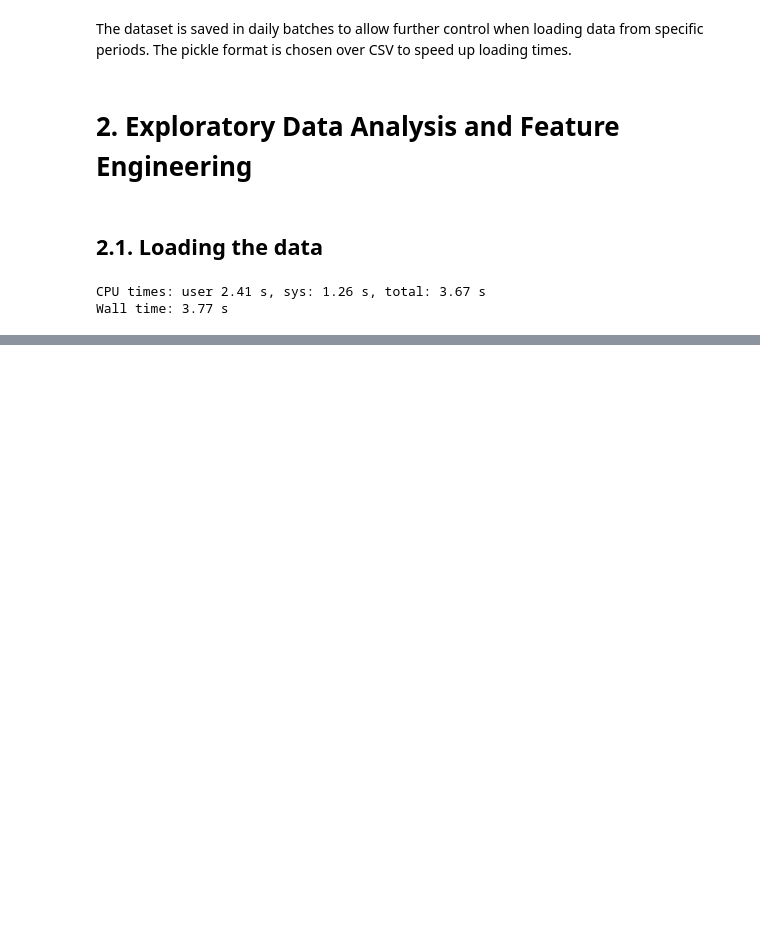
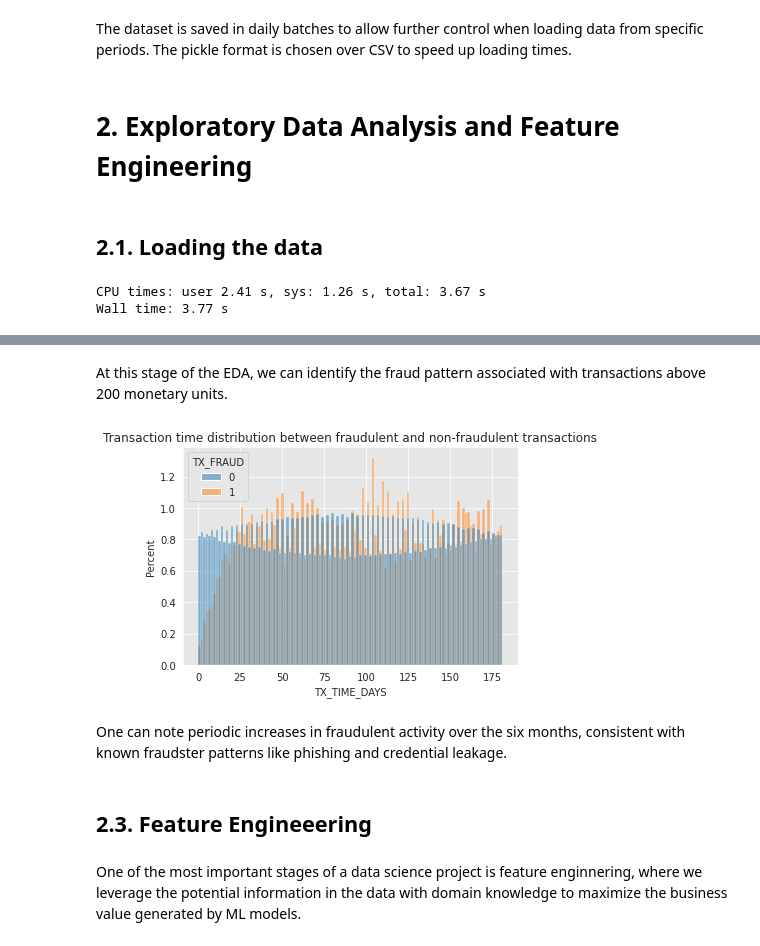
Before and after one commit to edsoncezar16/credit_card_fraud_detection, a Jupyter notebook: sh4ck.ipynb, the cells around one changed output, grey strips where cells are left out. Saved outputs shown, nothing was run; the diff lists cells and outputs as text; code cells hidden in the pictures; blank space fills up the shorter version.

```diff
--- a/sh4ck.ipynb
+++ b/sh4ck.ipynb
@@ -537,0 +615,17 @@ Wall time: 3.77 s
+# %% [markdown]
+At this stage of the EDA,  we can identify the fraud pattern associated with transactions above 200 monetary units.
+# %%
+# visualize relationship between transaction times and frauds
+SECONDS_IN_A_DAY = 86400
+time_plot_df = transactions_df.loc[:, ['TX_TIME_SECONDS', 'TX_FRAUD']].copy() # aux df for this vizualization
+time_plot_df['TX_TIME_DAYS'] = time_plot_df.TX_TIME_SECONDS / SECONDS_IN_A_DAY
+ax = sns.histplot(x='TX_TIME_DAYS', hue='TX_FRAUD', data=time_plot_df, stat='percent', common_norm=False)
+ax.set_title('Transaction time distribution between fraudulent and non-fraudulent transactions');
+# %% [output]
+[figure, added]
+# %% [markdown]
+One can note periodic increases in fraudulent activity over the six months, consistent with known fraudster patterns like phishing and credential leakage.
+# %% [markdown]
+## 2.3. Feature Engineeering
+# %% [markdown]
+One of the most important stages of a data science project is feature enginnering, where we leverage the potential information in the data with domain knowledge to maximize the business value generated by ML models.
```
Also changed, not shown: parts of 11 cells of this notebook.
